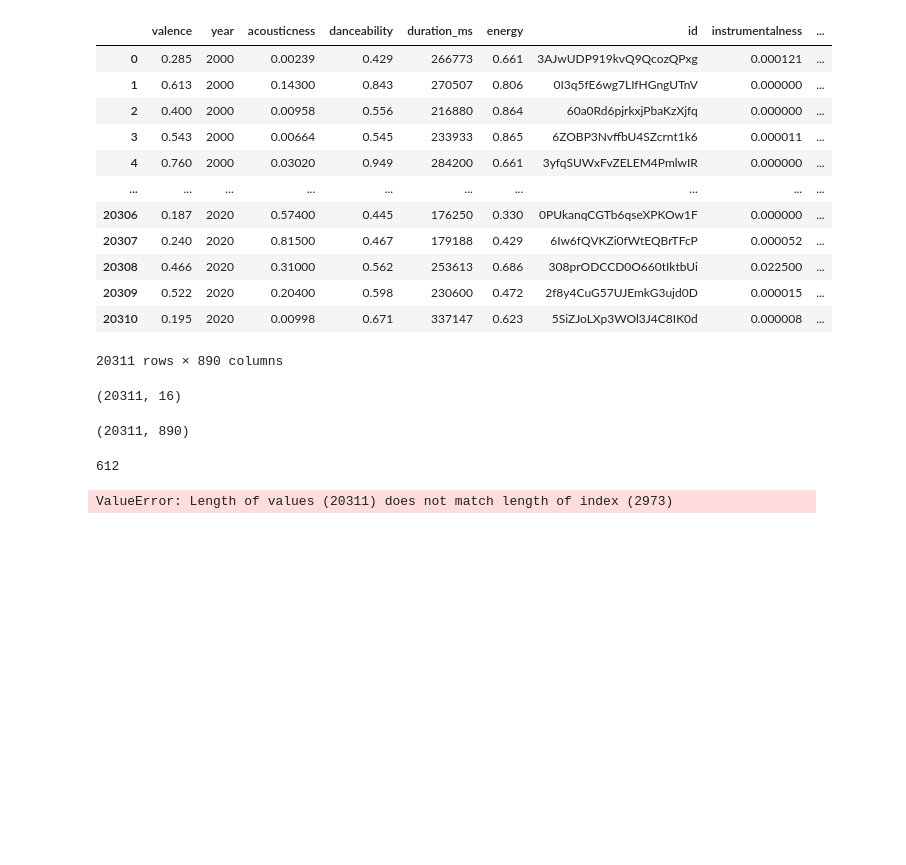
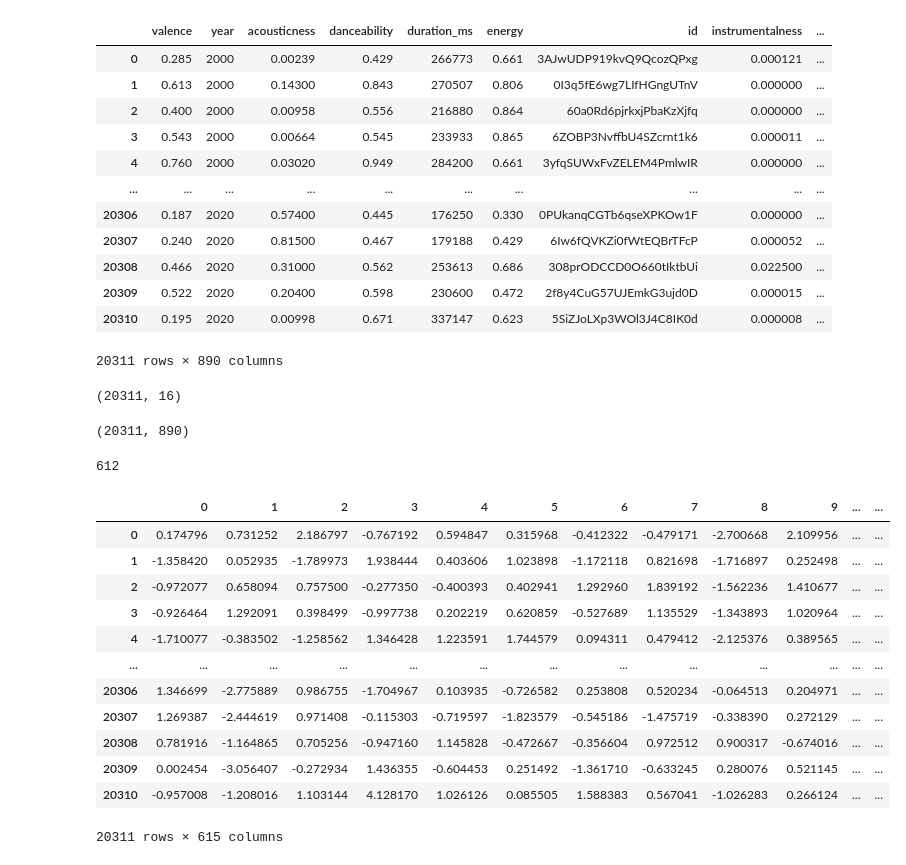
Before and after one commit to HenriqueCCdA/MLKMeansMusicaAlura, a Jupyter notebook: recomendador_de_musicas.ipynb, the cells around one changed output. Drawn from its saved outputs; the diff is of its cells as text; code cells hidden in the pictures; blank space fills up the shorter version.

```diff
--- a/recomendador_de_musicas.ipynb
+++ b/recomendador_de_musicas.ipynb
@@ -364,7 +364,24 @@ kmeans_pca_pipeline = KMeans(n_clusters=50, verbose=False, random_state=SEED)
 
 kmeans_pca_pipeline.fit(projection_m)
 
-dados_generos['cluster_pca'] = kmeans_pca_pipeline.predict(projection_m)
-projection['cluster_pca'] = kmeans_pca_pipeline.predict(projection_m)
+dados['cluster_pca'] = kmeans_pca_pipeline.predict(projection_m)
+projection_m['cluster_pca'] = kmeans_pca_pipeline.predict(projection_m)
-# %% [output]
-ValueError: Length of values (20311) does not match length of index (2973)
+# %%
+projection_m['artist'] = dados['artists']
+projection_m['song'] = dados['artists_song']
+# %%
+projection_m
+# %% [output]
+|  | 0 | 1 | 2 | 3 | 4 | 5 | 6 | 7 | 8 | 9 | ... | ... |
+| 0 | 0.174796 | 0.731252 | 2.186797 | -0.767192 | 0.594847 | 0.315968 | -0.412322 | -0.479171 | -2.700668 | 2.109956 | ... | ... |
+| 1 | -1.358420 | 0.052935 | -1.789973 | 1.938444 | 0.403606 | 1.023898 | -1.172118 | 0.821698 | -1.716897 | 0.252498 | ... | ... |
+| 2 | -0.972077 | 0.658094 | 0.757500 | -0.277350 | -0.400393 | 0.402941 | 1.292960 | 1.839192 | -1.562236 | 1.410677 | ... | ... |
+| 3 | -0.926464 | 1.292091 | 0.398499 | -0.997738 | 0.202219 | 0.620859 | -0.527689 | 1.135529 | -1.343893 | 1.020964 | ... | ... |
+| 4 | -1.710077 | -0.383502 | -1.258562 | 1.346428 | 1.223591 | 1.744579 | 0.094311 | 0.479412 | -2.125376 | 0.389565 | ... | ... |
+| ... | ... | ... | ... | ... | ... | ... | ... | ... | ... | ... | ... | ... |
+| 20306 | 1.346699 | -2.775889 | 0.986755 | -1.704967 | 0.103935 | -0.726582 | 0.253808 | 0.520234 | -0.064513 | 0.204971 | ... | ... |
+| 20307 | 1.269387 | -2.444619 | 0.971408 | -0.115303 | -0.719597 | -1.823579 | -0.545186 | -1.475719 | -0.338390 | 0.272129 | ... | ... |
+| 20308 | 0.781916 | -1.164865 | 0.705256 | -0.947160 | 1.145828 | -0.472667 | -0.356604 | 0.972512 | 0.900317 | -0.674016 | ... | ... |
+| 20309 | 0.002454 | -3.056407 | -0.272934 | 1.436355 | -0.604453 | 0.251492 | -1.361710 | -0.633245 | 0.280076 | 0.521145 | ... | ... |
+| 20310 | -0.957008 | -1.208016 | 1.103144 | 4.128170 | 1.026126 | 0.085505 | 1.588383 | 0.567041 | -1.026283 | 0.266124 | ... | ... |
+20311 rows × 615 columns
```
Also changed, not shown: parts of 2 cells of this notebook.
